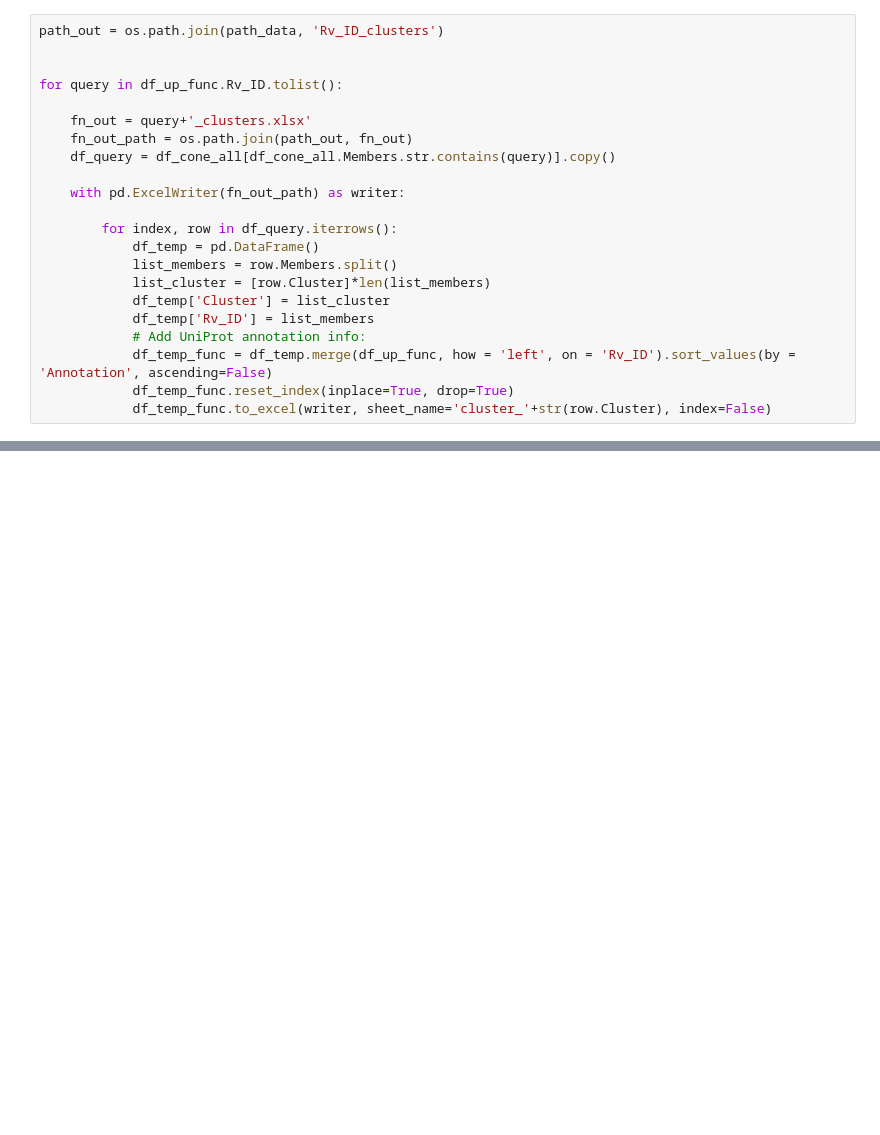
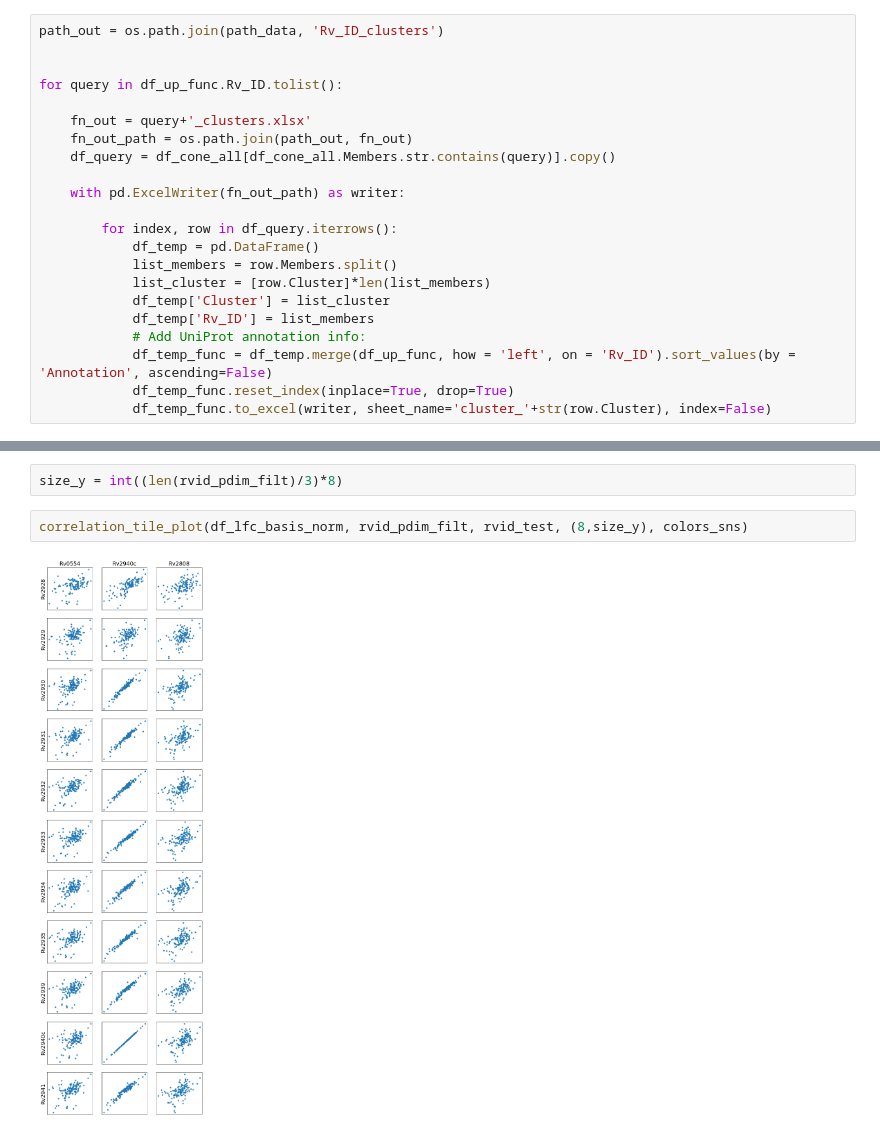
Before and after one commit to ajinich/mtb_tn_db, a Jupyter notebook: ml-standardised_data/GLS_data_explorer.ipynb, the cells around one changed output, grey strips where cells are left out. Drawn from its saved outputs; the diff is of its cells as text; blank space fills up the shorter version.

```diff
--- a/ml-standardised_data/GLS_data_explorer.ipynb
+++ b/ml-standardised_data/GLS_data_explorer.ipynb
@@ -158,0 +253,6 @@ for query in df_up_func.Rv_ID.tolist():
+# %%
+size_y = int((len(rvid_pdim_filt)/3)*8)
+# %%
+correlation_tile_plot(df_lfc_basis_norm, rvid_pdim_filt, rvid_test, (8,size_y), colors_sns)
+# %% [output]
+[figure, added]
```
Also changed, not shown: parts of 58 cells of this notebook, 4 other files.
